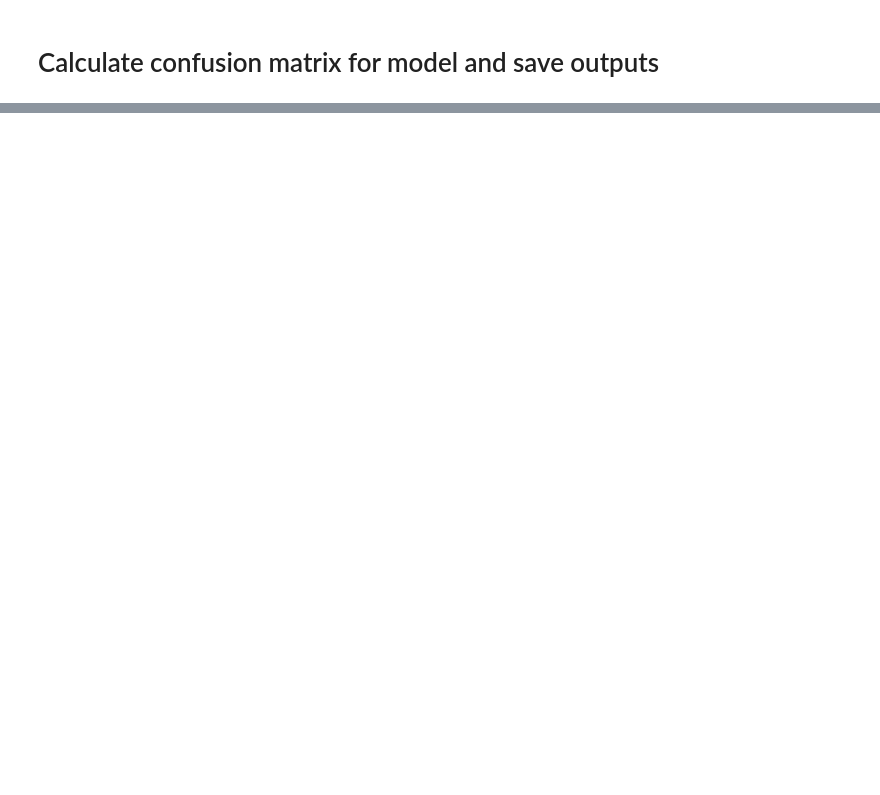
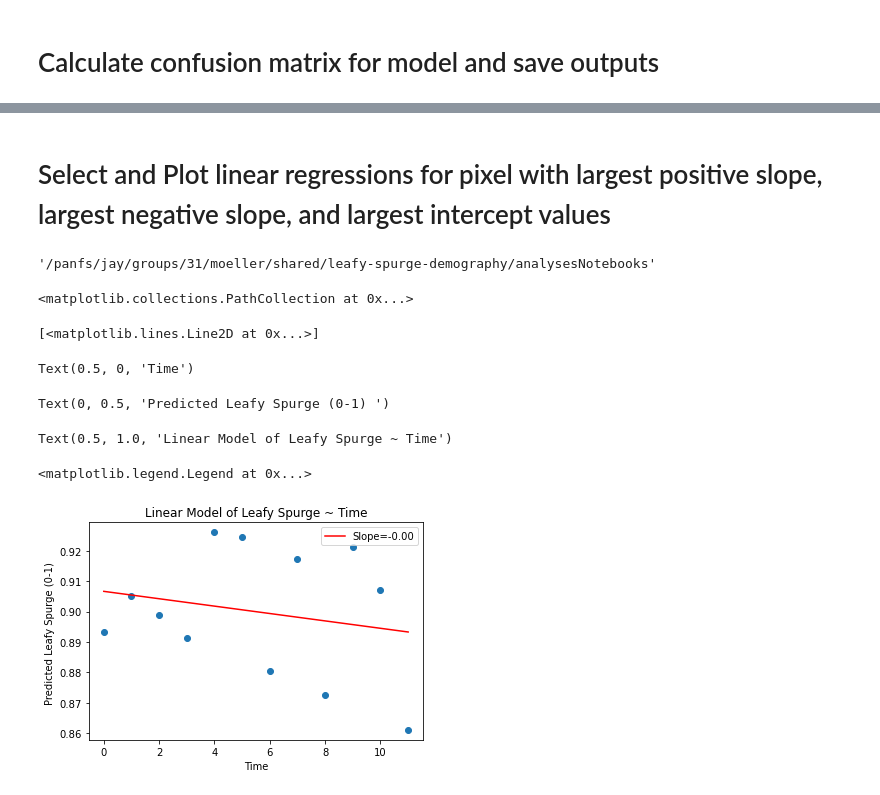
Before and after one commit to lake-thomas/leafy-spurge-demography, a Jupyter notebook: analysesNotebooks/Model_Training_Jan2023_SpatialEncoding.ipynb, the cells around one changed output, grey strips where cells are left out. Cells and saved outputs as stored; diff of their text form; code cells hidden in the pictures; blank space fills up the shorter version.

```diff
--- a/analysesNotebooks/Model_Training_Jan2023_SpatialEncoding.ipynb
+++ b/analysesNotebooks/Model_Training_Jan2023_SpatialEncoding.ipynb
@@ -679,4 +734,6 @@ merged_model.save(r'/panfs/jay/groups/31/moeller/shared/leafy-spurge-demography/
 # %%
 
 # Load a trained model
-model = keras.models.load_model(r'/panfs/jay/groups/31/moeller/shared/leafy-spurge-demography/temporalCNN/Archi1/TemporalCNN_100epochs_baseline_latlongencoding_jan242023.h5')
+model = keras.models.load_model(r'/panfs/jay/groups/31/moeller/shared/leafy-spurge-demography/temporalCNN/Archi3/TemporalCNN_100epochs_latlongenc_dropout_uncertainty_topmodel_apr122023.h5')
+
+model.summary()
@@ -804,6 +780,8 @@ y_pred_flat = y_pred_flat.astype(int)
 y_test = y_test.astype(int)
 y_test_flat = y_test.flatten()
 
+#Count number of classes in the testing dataset
+unique_vals, counts = np.unique(y_test, return_counts=True)
 
 # Calculate confusion matrix
 class_names = ["Water", "Developed", "BarrenLand", "Forest", "Shrub/Scrub", "Grassland/Herbaceous", "Croplands", "EmergentWetlands", "LeafySpurge"]
@@ -828,15 +806,15 @@ for i in range(len(class_labels)):
     F1 = ((1 + beta**2) * precision * TPR_Sens_Recall) / (beta**2 * precision + TPR_Sens_Recall)
     beta = 2
     F2 = ((1 + beta**2) * precision * TPR_Sens_Recall) / (beta**2 * precision + TPR_Sens_Recall)
-    outputs = [class_names[i], tp, tn, fp, fn, accuracy, TPR_Sens_Recall, TNR_Spec, FPR, FNR, precision, jaccard, F1]
+    outputs = [class_names[i], counts[i], tp, tn, fp, fn, accuracy, TPR_Sens_Recall, TNR_Spec, FPR, FNR, precision, jaccard, F2]
     model_output_metrics.append(outputs)
 
 # Print and format outputs
-print(tabulate(model_output_metrics, floatfmt=".2f", headers=["Class Name", "TP", "TN", "FP", "FN", "Accuracy", "TPR/Sens/Recall", "TNR/Spec", "FPR", "FNR", "Precision", "Jaccard", "F1"]))
+print(tabulate(model_output_metrics, floatfmt=".2f", headers=["Class Name", "Num Points", "TP", "TN", "FP", "FN", "Accuracy", "TPR/Sens/Recall", "TNR/Spec", "FPR", "FNR", "Precision", "Jaccard", "F2"]))
 
 #Save model results to file
-#with open(res_file, 'w') as f:
-#    f.write(tabulate(model_output_metrics, floatfmt=".2f", headers=["Class Name", "TP", "TN", "FP", "FN", "Accuracy", "TPR/Sens/Recall", "TNR/Spec", "FPR", "FNR", "Precision", "Jaccard", "F1"]))
+with open(res_file, 'w') as f:
+    f.write(tabulate(model_output_metrics, floatfmt=".2f", headers=["Class Name", "TP", "TN", "FP", "FN", "Accuracy", "TPR/Sens/Recall", "TNR/Spec", "FPR", "FNR", "Precision", "Jaccard", "F1"]))
 
 
 # Save losses and accuracy
@@ -845,6 +823,12 @@ val_loss   = hist.history['val_loss']
 train_acc  = hist.history['accuracy']
 val_acc    = hist.history['val_accuracy']
 xc         = range(n_epochs)
+
+len(train_loss)
+len(val_loss)
+len(train_acc)
+len(val_acc)
+len(xc)
 
 traintest_loss_df = pd.DataFrame(
     {'train_loss': train_loss,
@@ -997,0 +1332,2 @@ conf_df = pd.DataFrame(cm[2], columns = ["Water", "Developed", "BarrenLand", "Fo
+# %% [markdown]
+# Select and Plot linear regressions for pixel with largest positive slope, largest negative slope, and largest intercept values
@@ -997,0 +1367,37 @@ conf_df = pd.DataFrame(cm[2], columns = ["Water", "Developed", "BarrenLand", "Fo
+# %%
+import matplotlib.pyplot as plt
+
+# Choose a pixel
+y, x = 73, 107 #
+
+os.getcwd()
+#
+
+# Get the pixel values
+pixel_values = [rasters[i][y, x] for i in range(len(rasters))]
+
+# Fit a linear regression model
+coef = np.polyfit(range(len(pixel_values)), pixel_values, 1)
+slope = coef[0]
+
+# Plot the scatterplot and the fitted line
+plt.scatter(range(len(pixel_values)), pixel_values)
+plt.plot(np.polyval(coef, range(len(pixel_values))), color='red', label=f'Slope={slope:.2f}')
+plt.xlabel('Time')
+plt.ylabel('Predicted Leafy Spurge (0-1) ')
+plt.title(f'Linear Model of Leafy Spurge ~ Time')
+plt.legend()
+
+
+plt.savefig('leafy_spurge_yampa_highflat_slope_highint_timeseries.png', dpi=300)
+
+plt.show()
+# %% [output]
+'/panfs/jay/groups/31/moeller/shared/leafy-spurge-demography/analysesNotebooks'
+<matplotlib.collections.PathCollection at 0x...>
+[<matplotlib.lines.Line2D at 0x...>]
+Text(0.5, 0, 'Time')
+Text(0, 0.5, 'Predicted Leafy Spurge (0-1) ')
+Text(0.5, 1.0, 'Linear Model of Leafy Spurge ~ Time')
+<matplotlib.legend.Legend at 0x...>
+[figure, added]
```
Also changed, not shown: parts of 36 cells of this notebook.
